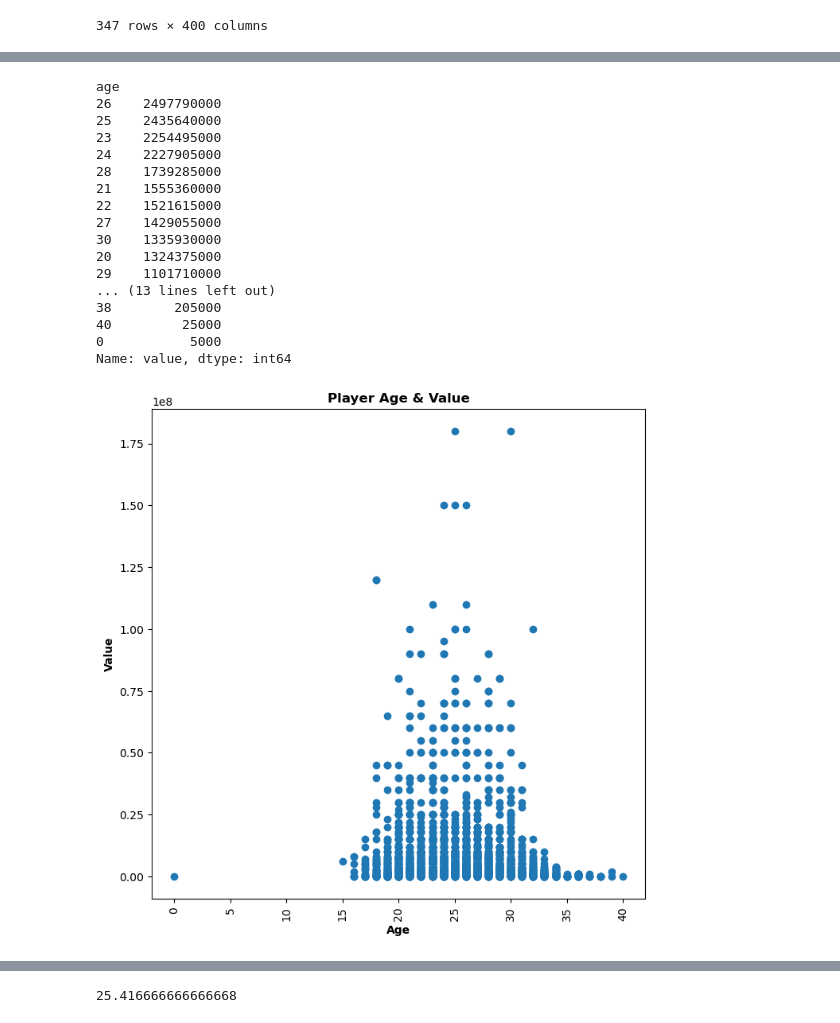
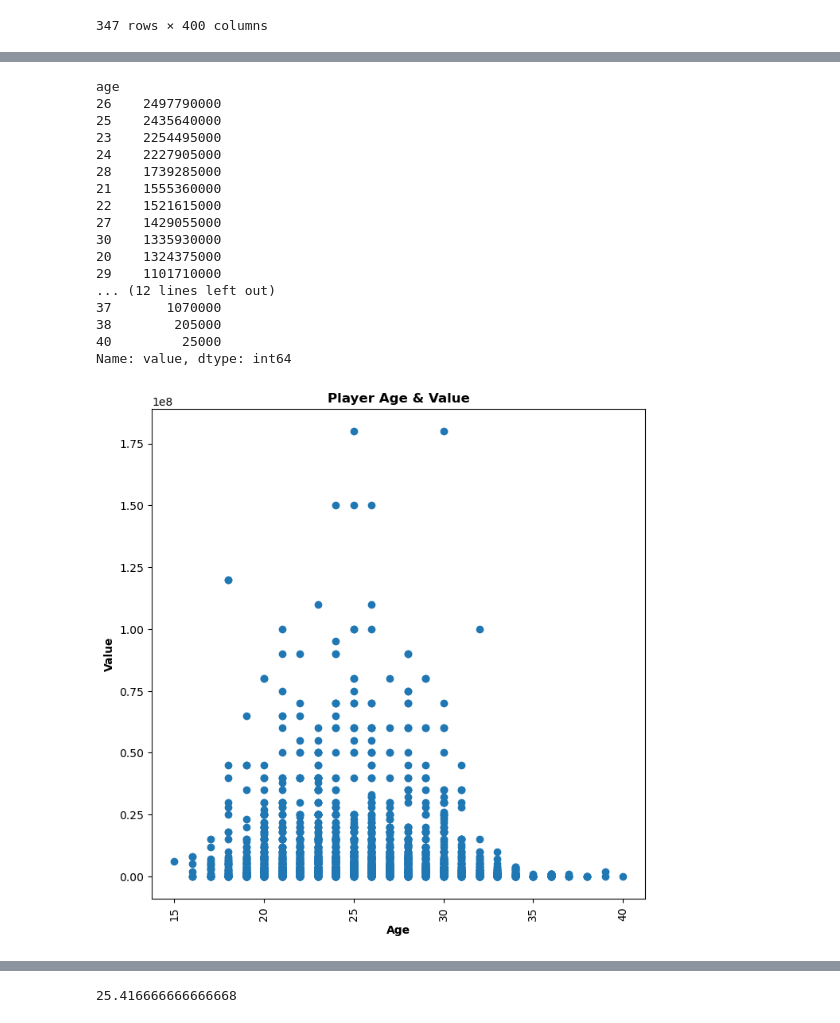
Before and after one commit to RockyOwens/Project1, a Jupyter notebook: SoccerPlayerAnalysis.ipynb, the cells around one changed output, grey strips where cells are left out. Cells and saved outputs as stored; diff of their text form; code cells hidden in the pictures.

```diff
--- a/SoccerPlayerAnalysis.ipynb
+++ b/SoccerPlayerAnalysis.ipynb
@@ -26,0 +39,3 @@ soccer_data.head()
+# %%
+clean_data = soccer_data.drop(index=2223)
+clean_data
@@ -159,7 +185,7 @@ plt.show()
 # %%
 # Determine which age has the highest value
-age_value = soccer_data.groupby(["age"])["value"].sum()
-age_value=age_value.sort_values(ascending=False)
+age_value = clean_data.groupby(["age"])["value"].sum()
+age_value = age_value.sort_values(ascending=False)
 age_value
 # %% [output]
 age
@@ -174,20 +200,20 @@ age
 30    1335930000
 20    1324375000
 29    1101710000
-... (13 lines left out)
+... (12 lines left out)
+37       1070000
 38        205000
 40         25000
-0           5000
 Name: value, dtype: int64
 # %%
 fig=plt.figure(figsize=(8,8))
-plt.scatter(soccer_data["age"], soccer_data["value"])
+plt.scatter(clean_data["age"], clean_data["value"])
 plt.xticks(rotation=90)
 plt.title(label='Player Age & Value', fontweight = 'bold')
 plt.xlabel('Age', fontweight = 'bold')
 plt.ylabel('Value', fontweight = 'bold')
 plt.show()
 # %% [output]
-[figure, old version]
+[figure, new version]
 # %%
 # Determine which position has the most red cards
```
Also changed, not shown: parts of 11 cells of this notebook.
